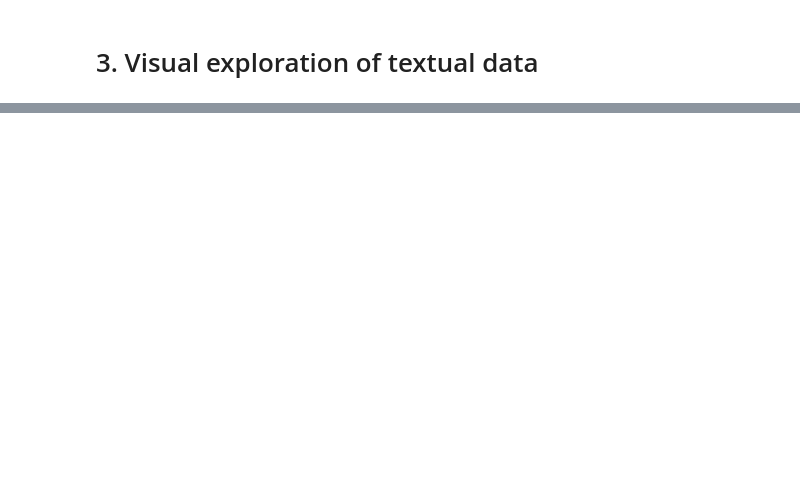
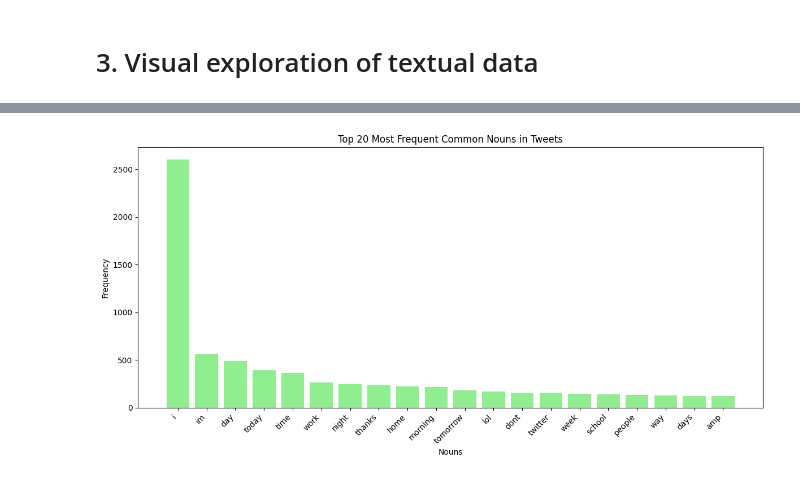
Before and after one commit to annesoline/sentiment-analysis, a Jupyter notebook: visual_exploration.ipynb, the cells around one changed output, grey strips where cells are left out. Cells and saved outputs as stored; diff of their text form; code cells hidden in the pictures; blank space fills up the shorter version.

Commit message:
data viz graphs

```diff
--- a/visual_exploration.ipynb
+++ b/visual_exploration.ipynb
@@ -35,0 +41,28 @@ plt.show()
+# %%
+# Tokenize the cleaned text
+tokens = word_tokenize(all_text)
+
+# Tag tokens with part of speech
+tagged_tokens = pos_tag(tokens)
+
+# Filter for common nouns (NN, NNS)
+common_nouns = [word for word, pos in tagged_tokens if pos in ('NN', 'NNS')]
+
+# Count noun frequencies
+noun_counts = Counter(common_nouns)
+
+# Get the 20 most common nouns and their counts
+common_nouns = noun_counts.most_common(20)
+nouns, noun_counts = zip(*common_nouns)
+
+# Plot the bar chart for common nouns
+plt.figure(figsize=(12, 6))
+plt.bar(nouns, noun_counts, color='lightgreen')
+plt.xticks(rotation=45, ha='right')
+plt.title('Top 20 Most Frequent Common Nouns in Tweets')
+plt.xlabel('Nouns')
+plt.ylabel('Frequency')
+plt.tight_layout()
+plt.show()
+# %% [output]
+[figure, added]
```
Also changed, not shown: parts of 4 cells of this notebook, 2 other files.
